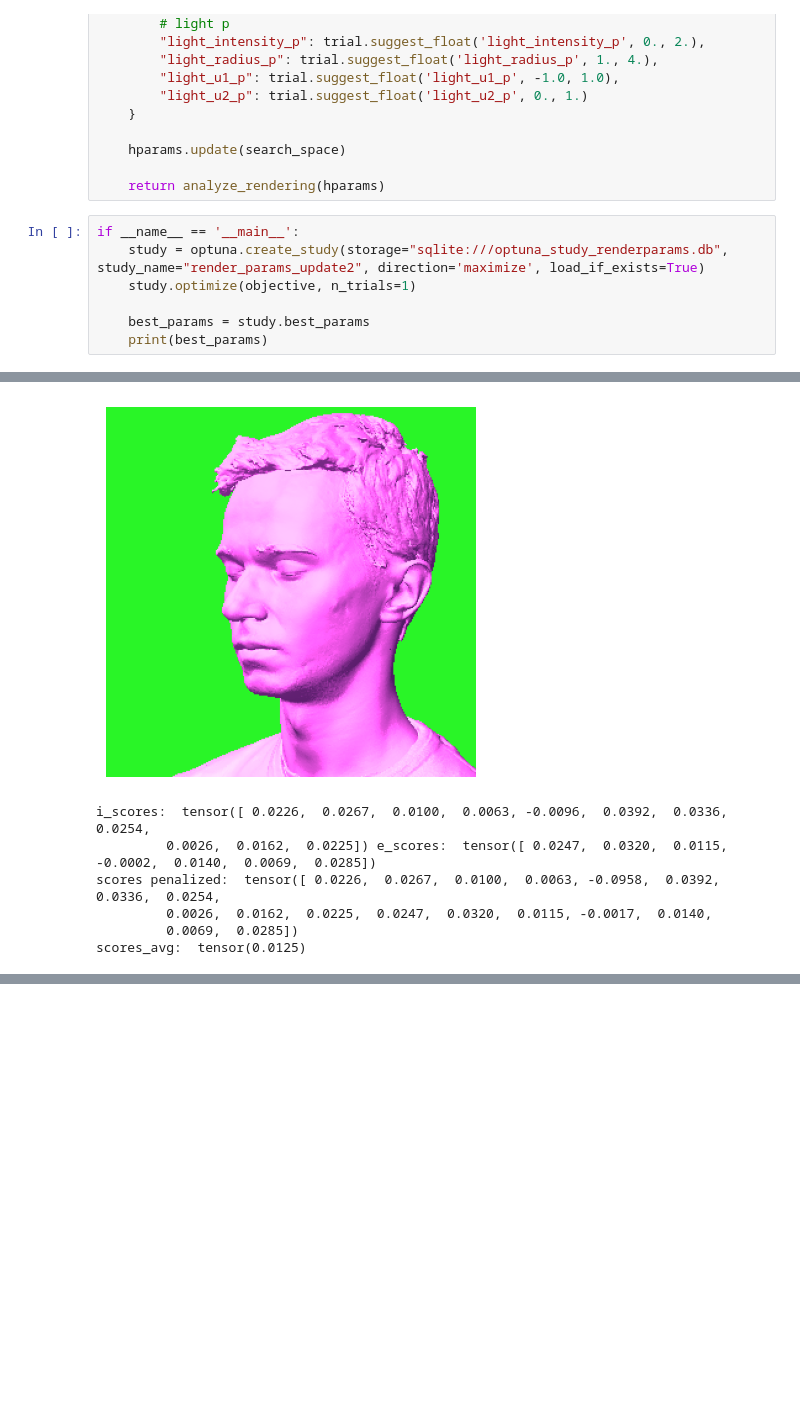
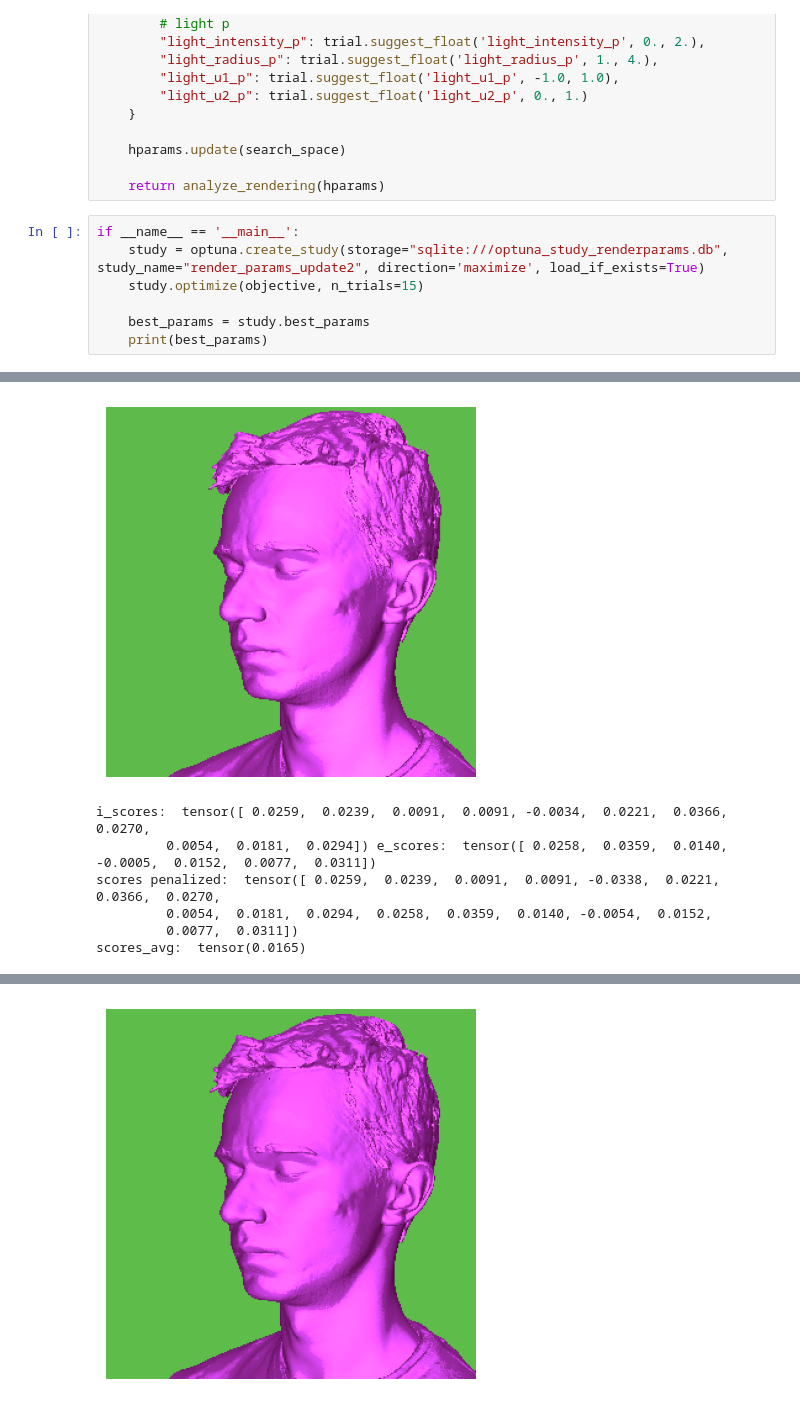
Before and after one commit to kasothaphie/Text2Head, a Jupyter notebook: renderer_hparamtuning.ipynb, the cells around one changed output, grey strips where cells are left out. Saved outputs shown, nothing was run; the diff lists cells and outputs as text; blank space fills up the shorter version.

```diff
--- a/renderer_hparamtuning.ipynb
+++ b/renderer_hparamtuning.ipynb
@@ -456,7 +456,7 @@ def objective(trial):
 # %%
 if __name__ == '__main__':
     study = optuna.create_study(storage="sqlite:///optuna_study_renderparams.db", study_name="render_params_update2", direction='maximize', load_if_exists=True)
-    study.optimize(objective, n_trials=1)
+    study.optimize(objective, n_trials=15)
 
     best_params = study.best_params
     print(best_params)
@@ -465,7 +465,7 @@ if __name__ == '__main__':
-[figure, old version]
+[figure, new version]
-i_scores:  tensor([ 0.0226,  0.0267,  0.0100,  0.0063, -0.0096,  0.0392,  0.0336,  0.0254,
-         0.0026,  0.0162,  0.0225]) e_scores:  tensor([ 0.0247,  0.0320,  0.0115, -0.0002,  0.0140,  0.0069,  0.0285])
-scores penalized:  tensor([ 0.0226,  0.0267,  0.0100,  0.0063, -0.0958,  0.0392,  0.0336,  0.0254,
-         0.0026,  0.0162,  0.0225,  0.0247,  0.0320,  0.0115, -0.0017,  0.0140,
-         0.0069,  0.0285])
-scores_avg:  tensor(0.0125)
+i_scores:  tensor([ 0.0259,  0.0239,  0.0091,  0.0091, -0.0034,  0.0221,  0.0366,  0.0270,
+         0.0054,  0.0181,  0.0294]) e_scores:  tensor([ 0.0258,  0.0359,  0.0140, -0.0005,  0.0152,  0.0077,  0.0311])
+scores penalized:  tensor([ 0.0259,  0.0239,  0.0091,  0.0091, -0.0338,  0.0221,  0.0366,  0.0270,
+         0.0054,  0.0181,  0.0294,  0.0258,  0.0359,  0.0140, -0.0054,  0.0152,
+         0.0077,  0.0311])
+scores_avg:  tensor(0.0165)
@@ -472,0 +473 @@ scores_avg:  tensor(0.0125)
+[figure, added]
```
Also changed, not shown: parts of 1 cell of this notebook.
